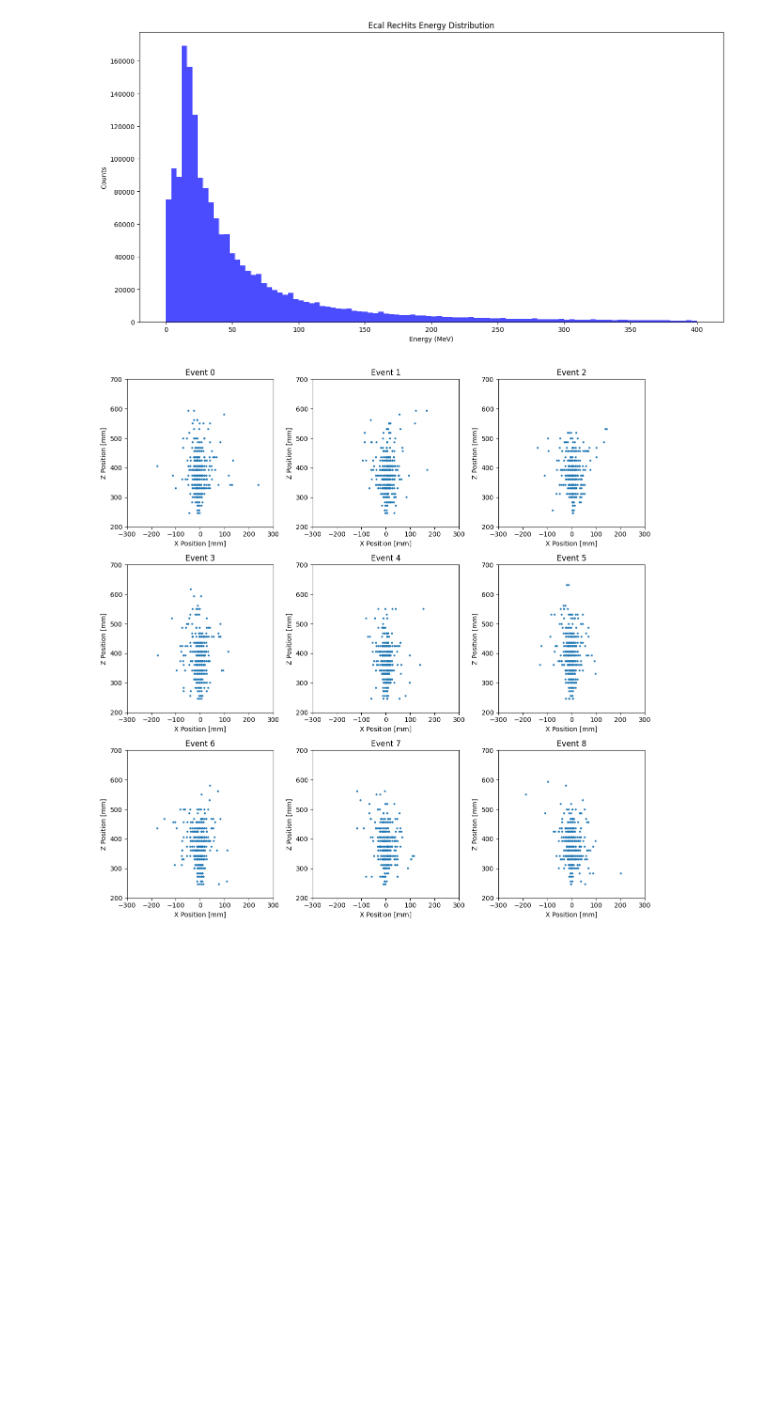
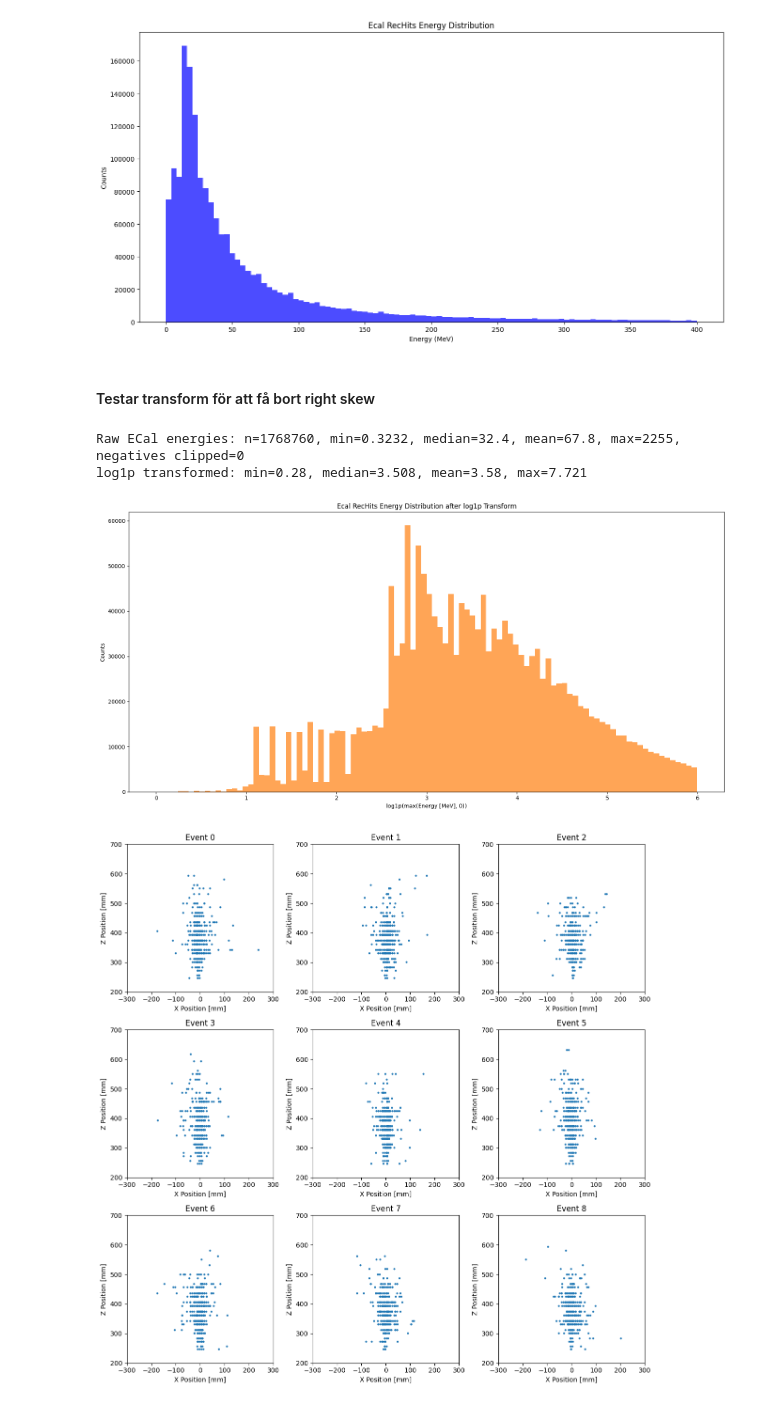
Before and after one commit to cat2code/ml_ldmx, a Jupyter notebook: notebooks/root_inspector.ipynb, the cells around one changed output. Drawn from its saved outputs; the diff is of its cells as text; code cells hidden in the pictures; blank space fills up the shorter version.

Commit message:
added log transform support ecal and tpad

```diff
--- a/notebooks/root_inspector.ipynb
+++ b/notebooks/root_inspector.ipynb
@@ -612,6 +614,50 @@ plt.savefig(f"{figures_path}ecal_energy.png", dpi=300)
 #plt.close()
 # %% [output]
 [figure]
+# %% [markdown]
+#### Testar transform för att få bort right skew
+# %%
+# Implement log transform and plot the same data as previous cell but with the transformed data
+import awkward as ak
+import numpy as np
+import matplotlib.pyplot as plt
+
+# Tweak these to compare with the raw-energy histogram above.
+bins = 100
+raw_hist_range = (0.0, 400.0)
+save_plot = True
+
+# Same transform as the preprocessing option --ecal-energy-transform log1p:
+# log1p(max(reconstructed_energy, 0)).
+raw_energy = np.asarray(ak.to_numpy(ak.flatten(ecal_energy)), dtype=np.float32)
+raw_energy = raw_energy[np.isfinite(raw_energy)]
+clipped_energy = np.clip(raw_energy, a_min=0.0, a_max=None)
+log_energy = np.log1p(clipped_energy)
+
+log_hist_range = tuple(np.log1p(np.clip(raw_hist_range, a_min=0.0, a_max=None)))
+negative_count = int((raw_energy < 0).sum())
+
+print(f"Raw ECal energies: n={raw_energy.size}, min={raw_energy.min():.4g}, "
+      f"median={np.median(raw_energy):.4g}, mean={raw_energy.mean():.4g}, "
+      f"max={raw_energy.max():.4g}, negatives clipped={negative_count}")
+print(f"log1p transformed: min={log_energy.min():.4g}, "
+      f"median={np.median(log_energy):.4g}, mean={log_energy.mean():.4g}, "
+      f"max={log_energy.max():.4g}")
+
+fig, ax = plt.subplots(1, 1, figsize=(16, 8))
+ax.hist(log_energy, bins=bins, alpha=0.7, color="tab:orange", range=log_hist_range)
+ax.set_title(f"Ecal {ecal_hit_label} Energy Distribution after log1p Transform")
+ax.set_xlabel("log1p(max(Energy [MeV], 0))")
+ax.set_ylabel("Counts")
+
+plt.tight_layout()
+if save_plot:
+    plt.savefig(f"{figures_path}ecal_energy_log1p.png", dpi=300)
+plt.show()
+# %% [output]
+Raw ECal energies: n=1768760, min=0.3232, median=32.4, mean=67.8, max=2255, negatives clipped=0
+log1p transformed: min=0.28, median=3.508, mean=3.58, max=7.721
+[figure, added]
 # %%
 # Scatter plots of x vs z for up to first 9 events (3x3 grid)
 
```
Also changed, not shown: parts of 2 cells of this notebook, 38 other files.
